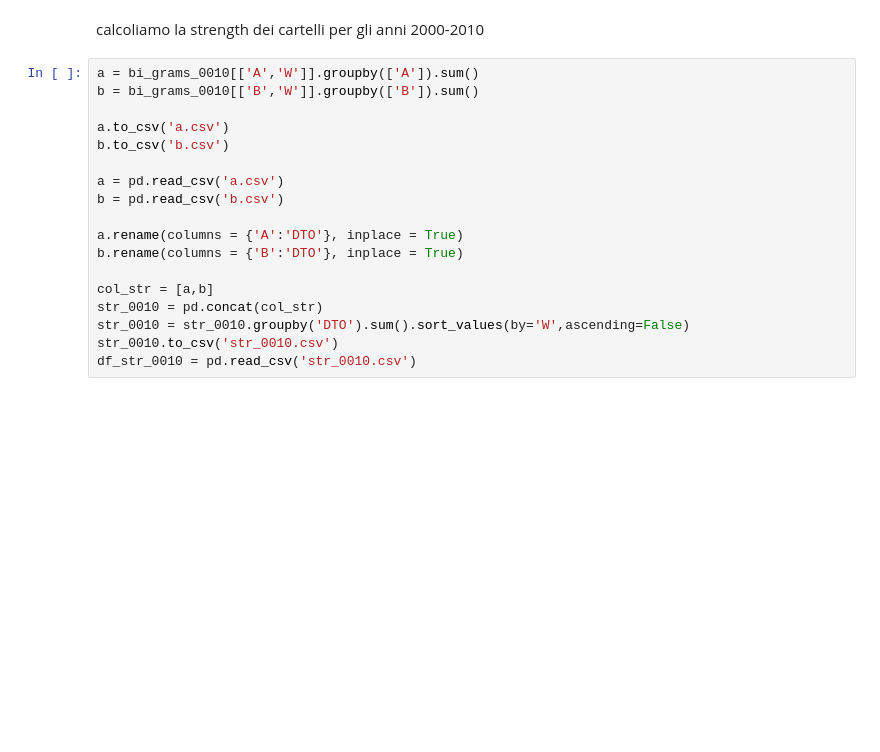
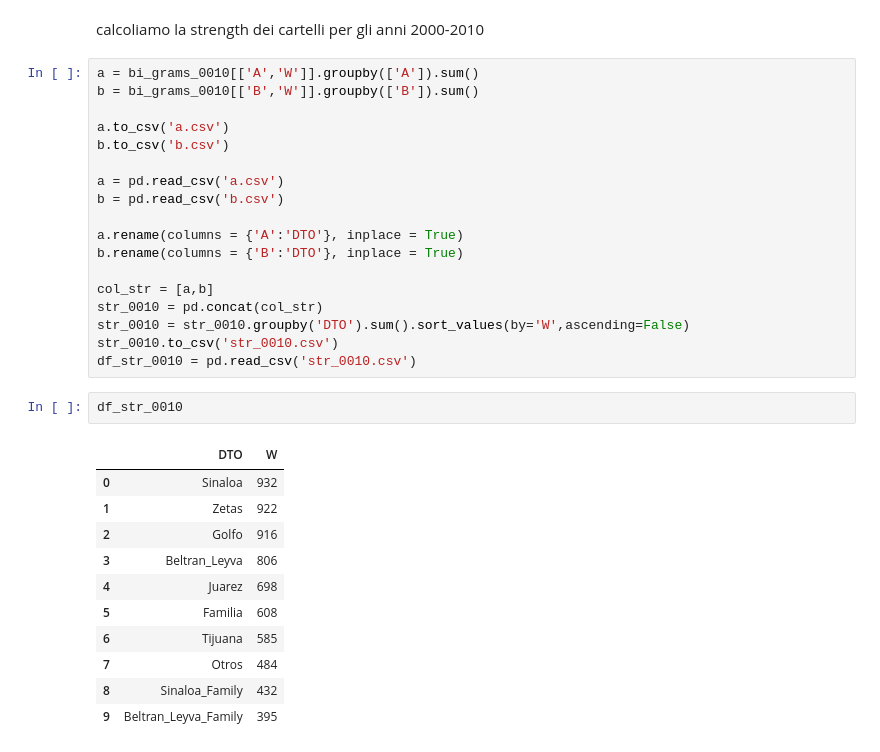
Before and after one commit to emacarta/Mexico-Drug-Traffic-Activities, a Jupyter notebook: Mexican_Drug_Cartell_Analysis.ipynb, the cells around one changed output. Drawn from its saved outputs; the diff is of its cells as text; blank space fills up the shorter version.

```diff
--- a/Mexican_Drug_Cartell_Analysis.ipynb
+++ b/Mexican_Drug_Cartell_Analysis.ipynb
@@ -1121,6 +1447,20 @@ str_0010 = pd.concat(col_str)
 str_0010 = str_0010.groupby('DTO').sum().sort_values(by='W',ascending=False)
 str_0010.to_csv('str_0010.csv')
 df_str_0010 = pd.read_csv('str_0010.csv')
+# %%
+df_str_0010
+# %% [output]
+|  | DTO | W |
+| 0 | Sinaloa | 932 |
+| 1 | Zetas | 922 |
+| 2 | Golfo | 916 |
+| 3 | Beltran_Leyva | 806 |
+| 4 | Juarez | 698 |
+| 5 | Familia | 608 |
+| 6 | Tijuana | 585 |
+| 7 | Otros | 484 |
+| 8 | Sinaloa_Family | 432 |
+| 9 | Beltran_Leyva_Family | 395 |
 # %%
 #creiamo le network degli incontri per la prima decade
 net_9000 = nx.Graph()
```
Also changed, not shown: parts of 43 cells of this notebook.
